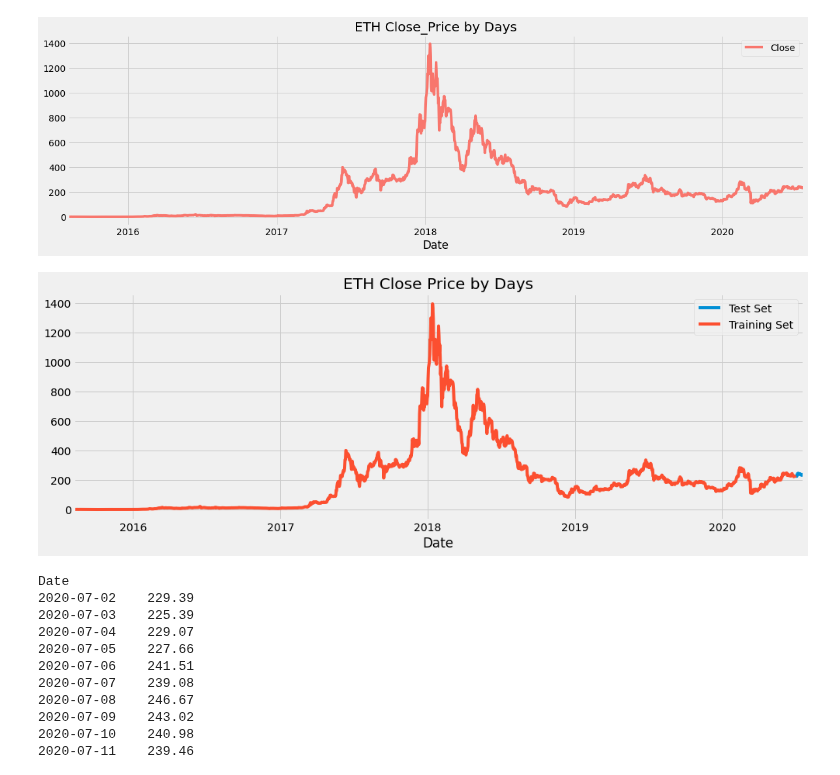
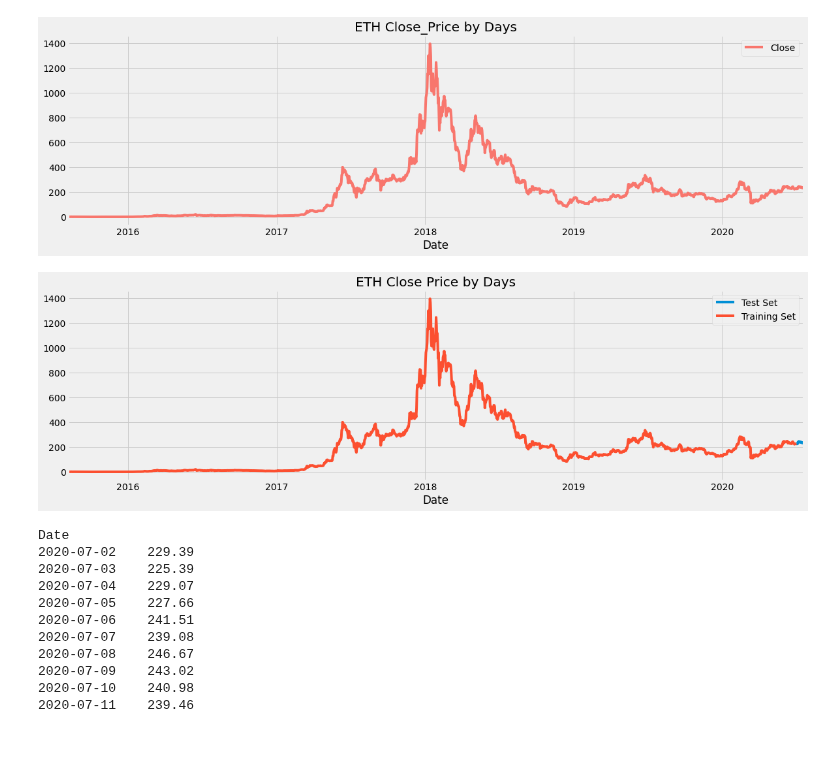
Before and after one commit to juan-ivan-NV/Btc_trading, a Jupyter notebook: time_series/ETH_tests.ipynb, the cells around one changed output. Cells and saved outputs as stored; diff of their text form; code cells hidden in the pictures; blank space fills up the shorter version.

```diff
--- a/time_series/ETH_tests.ipynb
+++ b/time_series/ETH_tests.ipynb
@@ -432,10 +436,10 @@ data_test = datat.loc[datat.index > split_date].copy()
 # %%
 _ = data_test \
     .rename(columns={'Close': 'Test Set'}) \
     .join(data_train.rename(columns={'Close': 'Training Set'}), how='outer') \
-    .plot(figsize=(15,5), title='ETH Close Price by Days', style='')
+    .plot(figsize=(18,5), title='ETH Close Price by Days', style='')
 # %% [output]
-[figure, old version]
+[figure, new version]
 # %%
 def create_features(df, label=None):
     """
```
Also changed, not shown: parts of 29 cells of this notebook.
